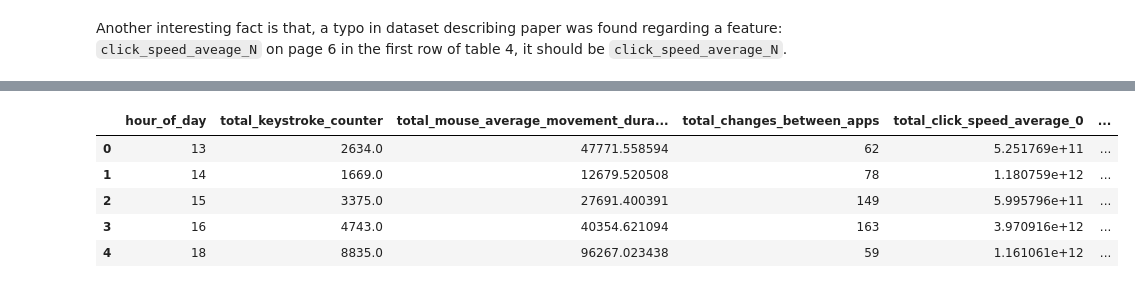
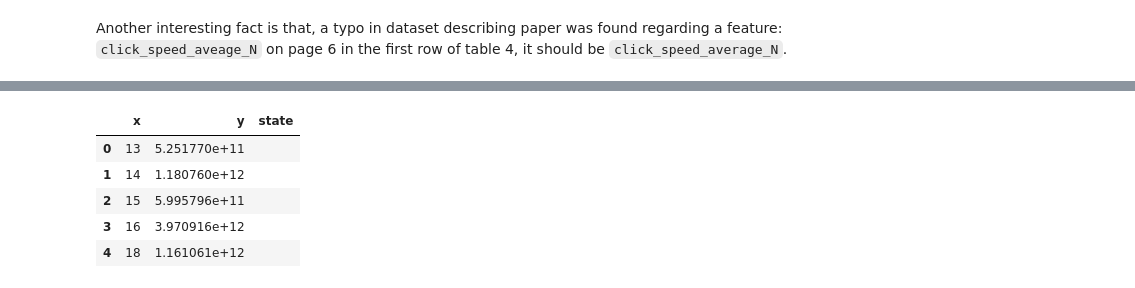
Before and after one commit to Master-Thesis-TUK-2021/BEHACOM-dataset-analysis, a Jupyter notebook: behacom_ds_analysis.ipynb, the cells around one changed output, grey strips where cells are left out. Drawn from its saved outputs; the diff is of its cells as text; code cells hidden in the pictures.

```diff
--- a/behacom_ds_analysis.ipynb
+++ b/behacom_ds_analysis.ipynb
@@ -170,7 +217,0 @@ df_grp_user0.head()
-# %%
-# moving average
-df_grp_user0['md5'] = df_grp_user0['user_activity'].rolling(5).mean().fillna(0)
-# %%
-df_grp_user0['log10'] = np.log10(df_grp_user0['md5'])
-df_grp_user0['log10'].replace([np.inf, -np.inf], np.nan, inplace=True)
-df_grp_user0['log10'] = df_grp_user0['log10'].fillna(0)
@@ -201,3 +217,0 @@ fig.show()
-# %%
-# add new value
-df_grp_user0['new_idx'] = range(0, 0+len(df_grp_user0))
@@ -208,0 +242,5 @@ df_grp2_user0['user_activity'] = df_grp2_user0['total_keystroke_counter'] + df_g
+# %%
+df_xy = pd.DataFrame(df_grp_user0, columns=['hour_of_day', 'user_activity'])
+df_xy.columns = ['x', 'y']
+df_xy['state'] = '' # adding column for future level
+df_xy.info()
@@ -209,9 +258,9 @@ df_grp2_user0['user_activity'] = df_grp2_user0['total_keystroke_counter'] + df_g
 # %%
-df_grp2_user0.head()
+df_xy.head()
 # %% [output]
-|  | hour_of_day | total_keystroke_counter | total_mouse_average_movement_dura... | total_changes_between_apps | total_click_speed_average_0 | ... |
-| 0 | 13 | 2634.0 | 47771.558594 | 62 | 5.251769e+11 | ... |
-| 1 | 14 | 1669.0 | 12679.520508 | 78 | 1.180759e+12 | ... |
-| 2 | 15 | 3375.0 | 27691.400391 | 149 | 5.995796e+11 | ... |
-| 3 | 16 | 4743.0 | 40354.621094 | 163 | 3.970916e+12 | ... |
-| 4 | 18 | 8835.0 | 96267.023438 | 59 | 1.161061e+12 | ... |
+|  | x | y | state |
+| 0 | 13 | 5.251770e+11 |  |
+| 1 | 14 | 1.180760e+12 |  |
+| 2 | 15 | 5.995796e+11 |  |
+| 3 | 16 | 3.970916e+12 |  |
+| 4 | 18 | 1.161061e+12 |  |
```
Also changed, not shown: parts of 43 cells of this notebook.
